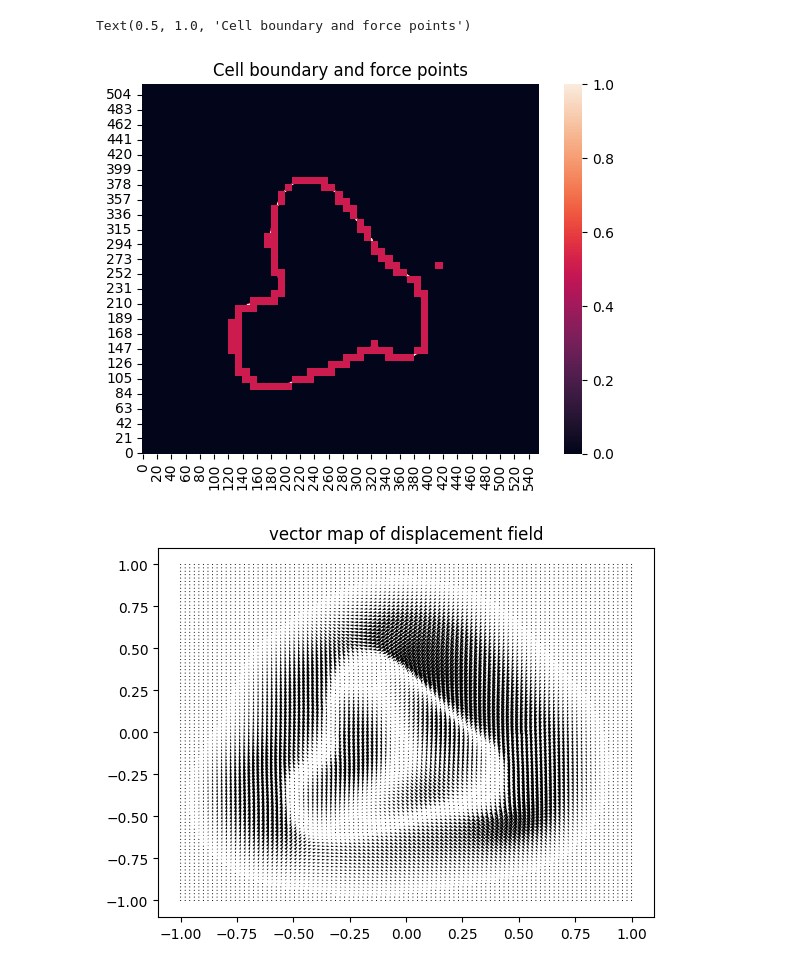
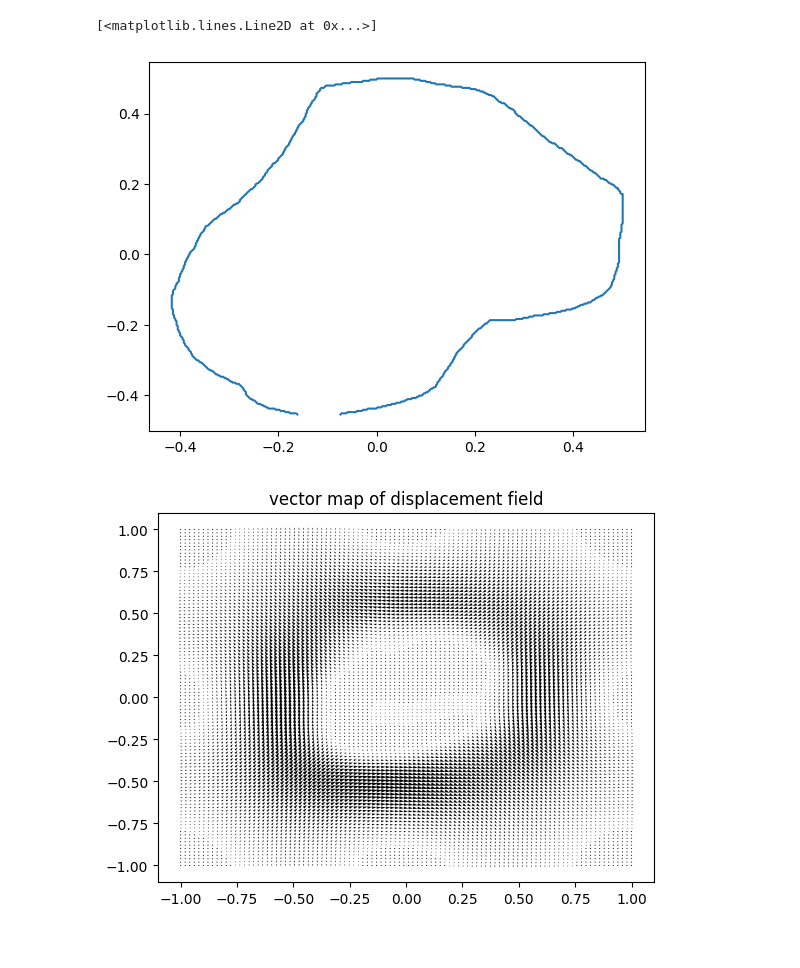
Before and after one commit to utksara/cellmech, a Jupyter notebook: demonstration.ipynb, the cells around one changed output. Saved outputs shown, nothing was run; the diff lists cells and outputs as text; code cells hidden in the pictures.

```diff
--- a/demonstration.ipynb
+++ b/demonstration.ipynb
@@ -1,5 +1,5 @@
 # %%
-from cellmech.fttc import *
+from cellmech import *
 import numpy as np
 from PIL import Image
 import seaborn as sns
@@ -7,7 +7,7 @@ import matplotlib.pyplot as plt
 import pandas as pd
 
 # open microfscopic image of cell and convert it into matrix
-image_matrix = np.array(Image.open('images/cell_boundary/img2.png').convert('L'))
+image_matrix = np.array(Image.open('images/cell_boundary/img4.png').convert('L'))
 image_dim = np.shape(image_matrix)
 
 # define all the parameters that are required to calculata traction forces
@@ -16,7 +16,8 @@ cellmechparams = CellMechParameters({
     "E" : 10e3,
     "pi" : np.pi,
     "N" : 100,
-    "width" :2
+    "width" :2,
+    "pixel_size" : 1e-7
 })
 
 '''
@@ -37,18 +38,17 @@ displacement = calcualte_displacement(force_field, cellmechparams)
 x_axis = np.linspace(-1, 1, updated_image.shape[0])
 y_axis = np.linspace(-1, 1, updated_image.shape[1])
 # %%
-ax = sns.heatmap(updated_image)
-ax.invert_yaxis()
-plt.title("Cell boundary and force points")
+# plot_results(updated_image)
+plt.plot(force_points[:,0], force_points[:,1])
+# plt.title("Cell boundary and force points")
 # %% [output]
-Text(0.5, 1.0, 'Cell boundary and force points')
+[<matplotlib.lines.Line2D at 0x...>]
-[figure, old version]
+[figure, new version]
 # %%
 
-
 fig = plot_vector_field(displacement, cellmechparams, "vector map of displacement field")
 # %% [output]
-[figure, old version]
+[figure, new version]
 # %%
 
 ax = sns.heatmap(np.sqrt(displacement[:,:,0]**2 + displacement[:,:,1]**2))
```
Also changed, not shown: parts of 2 cells of this notebook, 18 other files.
